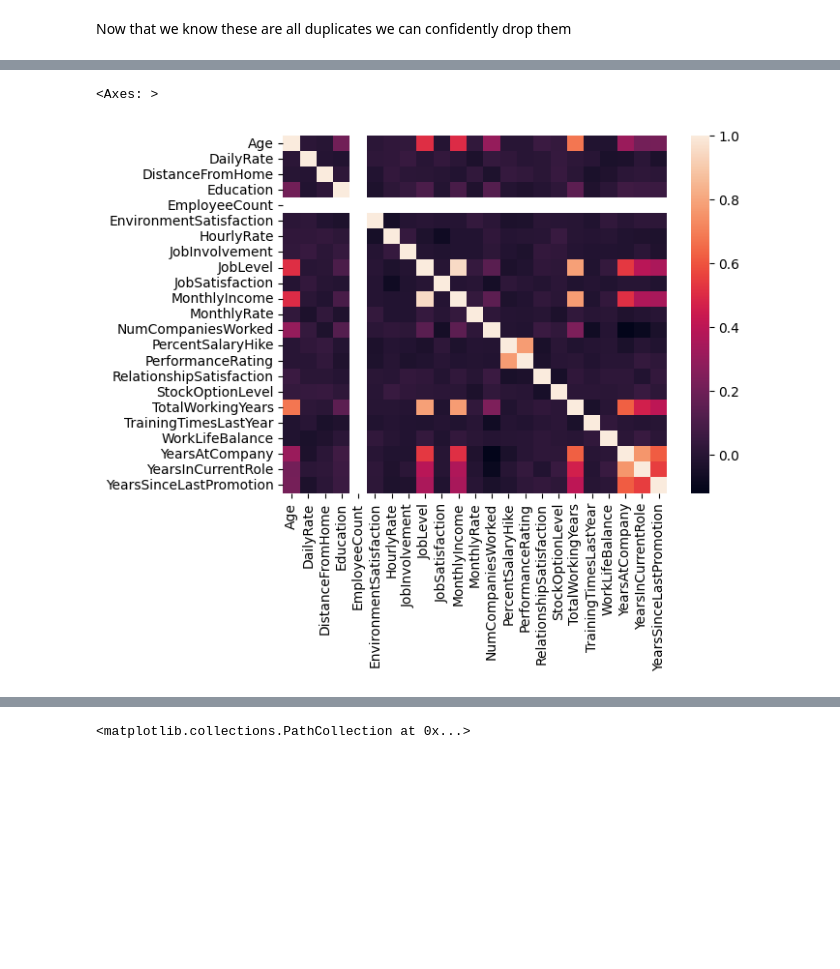
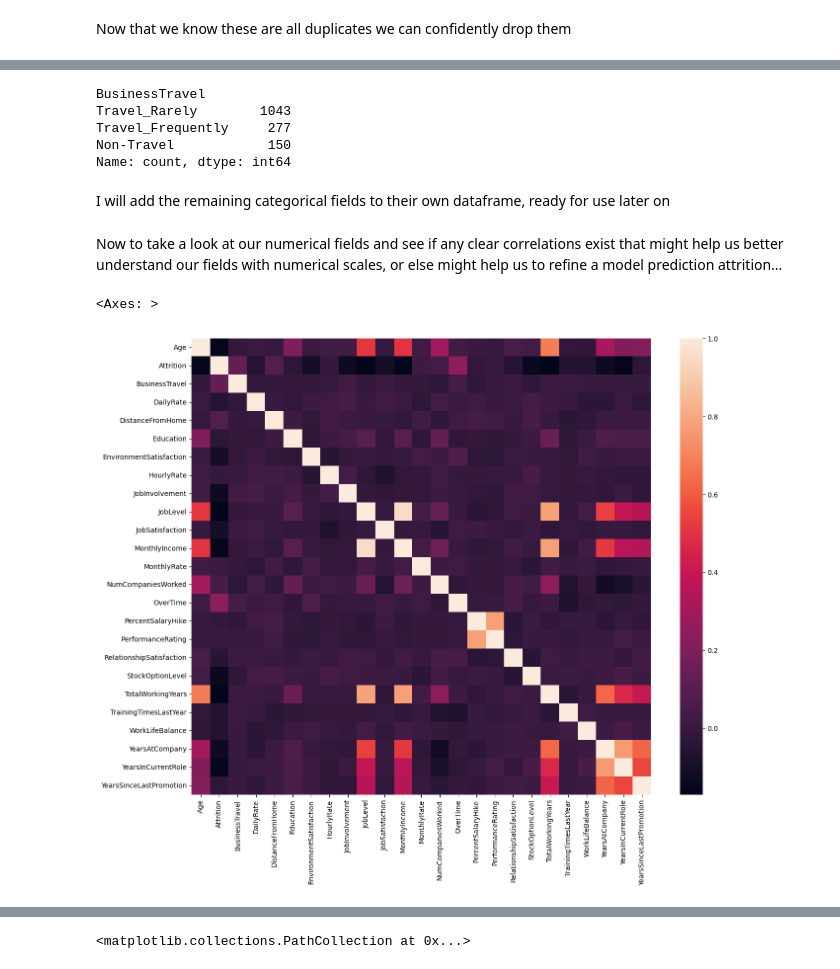
Before and after one commit to ymcgillicuddy/HR-Analytics, a Jupyter notebook: HR Analytics.ipynb, the cells around one changed output, grey strips where cells are left out. Drawn from its saved outputs; the diff is of its cells as text; code cells hidden in the pictures; blank space fills up the shorter version.

```diff
--- a/HR Analytics.ipynb
+++ b/HR Analytics.ipynb
@@ -77,5 +79,5 @@ I'm also dropping `StandardHours` as there is no variance at all in this field.
 # %%
-df = df.drop(['YearsWithCurrManager','StandardHours'], axis=1) # dropping columns
+df = df.drop(['YearsWithCurrManager','StandardHours','Over18'], axis=1) # dropping columns
 df.head()
 # %% [output]
 |  | EmpID | Age | AgeGroup | Attrition | BusinessTravel | DailyRate | Department | DistanceFromHome | ... |
@@ -111,0 +144,14 @@ df.drop_duplicates(inplace=True)
+# %%
+df = df.replace({'BusinessTravel' : 'TravelRarely'},'Travel_Rarely') # replacing the less common wording with the more common one
+df['BusinessTravel'].value_counts() # counting resulting values to check consistency in altered df
+# %% [output]
+BusinessTravel
+Travel_Rarely        1043
+Travel_Frequently     277
+Non-Travel            150
+Name: count, dtype: int64
+# %%
+df = df.replace({'Attrition' : {'Yes': 1, 'No': 0}, 'OverTime' : {'Yes': 1, 'No': 0}}) # replacing Yes/No with 1 and 0
+df = df.replace({'BusinessTravel' : {'Non-Travel': 0, 'Travel_Rarely': 1, 'Travel_Frequently' : 2}}) # replacing Yes/No with 1 and 0
+# %% [markdown]
+I will add the remaining categorical fields to their own dataframe, ready for use later on
@@ -112,11 +161,14 @@ df.drop_duplicates(inplace=True)
+# %% [markdown]
+Now to take a look at our numerical fields and see if any clear correlations exist that might help us better understand our fields with numerical scales, or else might help us to refine a model prediction attrition...
 # %%
-heatmap_df = df.select_dtypes(include=np.number)
+numerical_df = df.select_dtypes(include=np.number)
 # creating a dataframe for only numerical fields for heatmap analysis
-heatmap_df = heatmap_df.drop(['EmployeeNumber','EmployeeCount'], axis=1)
+numerical_df = numerical_df.drop(['EmployeeNumber','EmployeeCount'], axis=1)
 # dropping EmployeeNumber and EmployeeCount columns, as they don't provide any insight from a heatmap perspective
 
-sns.heatmap(heatmap_df.corr())
+fig, ax = plt.subplots(figsize=(15,12))
+sns.heatmap(numerical_df.corr())
 # %% [output]
 <Axes: >
-[figure, old version]
+[figure, new version]
 # %% [markdown]
```
Also changed, not shown: parts of 21 cells of this notebook, 2 other files.
